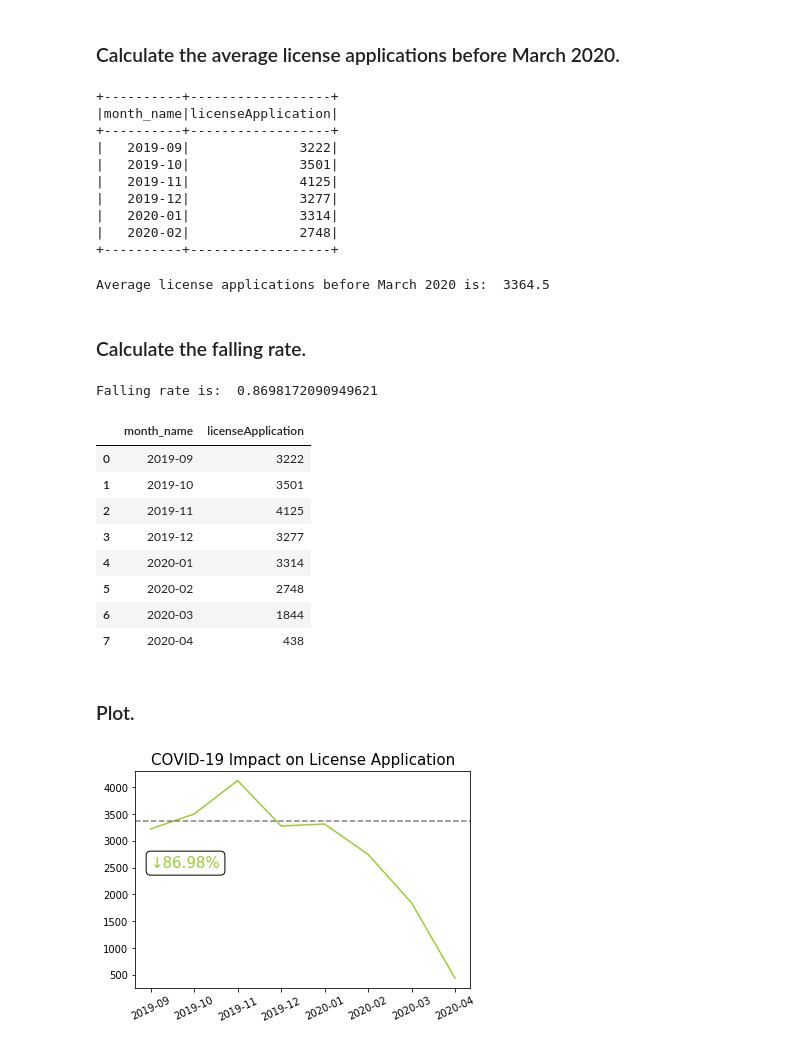
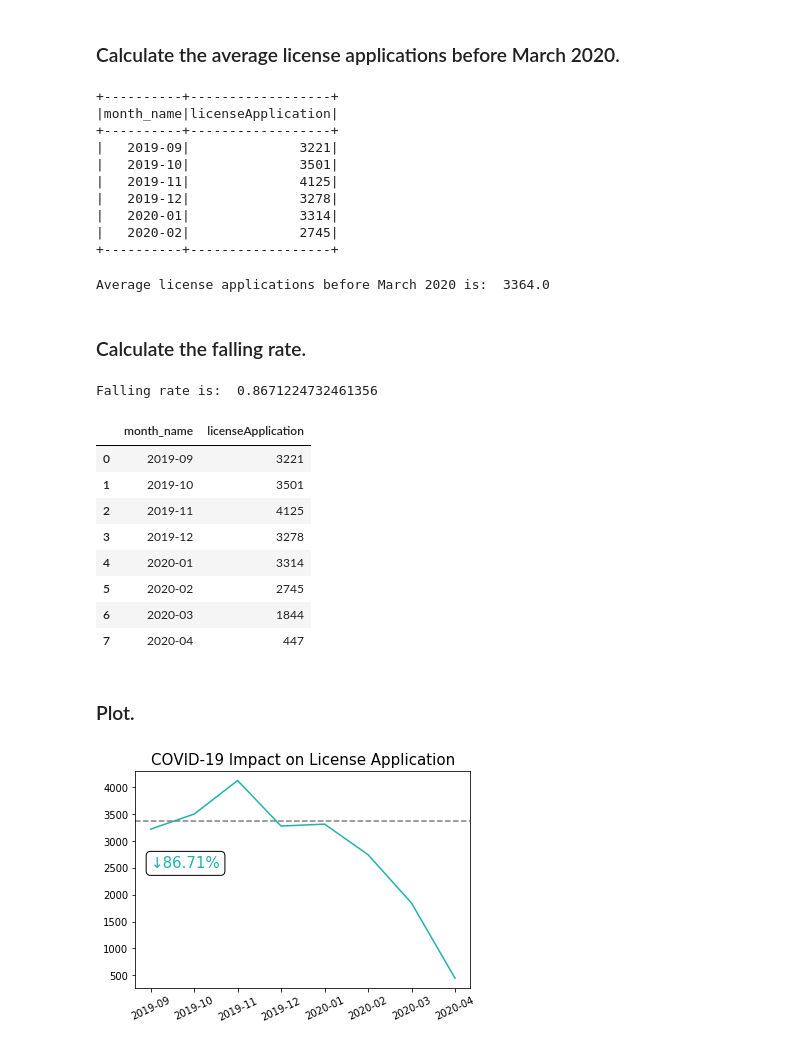
Before and after one commit to ArcZz/Nyc_Cov19_project, a Jupyter notebook: licenseApplication.ipynb, the cells around one changed output. Saved outputs shown, nothing was run; the diff lists cells and outputs as text; code cells hidden in the pictures.

```diff
--- a/licenseApplication.ipynb
+++ b/licenseApplication.ipynb
@@ -25,9 +25,11 @@ from pyspark.sql.functions import to_timestamp
 from pyspark.sql.functions import month, year
 
 # group table by month.
+#filter date and time from 09/2019
 df = df.withColumn("date", to_timestamp("start_date", "yyyy-MM-dd'T'HH:mm:ss.SSS"))
 df = df.filter(df["date"] >= to_timestamp(f.lit('2019-09-01 00:00:00')).cast('timestamp'))
 data = df.groupBy(month("date").alias("month")).count()
+data = data.filter(data["month"] != 5)
 
 data = data.withColumn("month_name",
                                             f.when(f.col('month') == 1, "2020-01")\
@@ -51,12 +53,12 @@ avg_data.show()
 +----------+------------------+
 |month_name|licenseApplication|
 +----------+------------------+
-|   2019-09|              3222|
+|   2019-09|              3221|
 |   2019-10|              3501|
 |   2019-11|              4125|
-|   2019-12|              3277|
+|   2019-12|              3278|
 |   2020-01|              3314|
-|   2020-02|              2748|
+|   2020-02|              2745|
 +----------+------------------+
 # %%
 avg_data.createOrReplaceTempView("avg_data")
@@ -65,7 +67,7 @@ avg_num = avg_num.rdd.map(list)
 avg_number = avg_num.take(1)[0][0]
 print("Average license applications before March 2020 is: ", avg_number)
 # %% [output]
-Average license applications before March 2020 is:  3364.5
+Average license applications before March 2020 is:  3364.0
 # %% [markdown]
 ### Calculate the falling rate.
 # %%
@@ -80,7 +82,7 @@ print("Falling rate is: ", falling_rate)
 
 falling_rate = falling_rate * 100
 # %% [output]
-Falling rate is:  0.8698172090949621
+Falling rate is:  0.8671224732461356
 # %%
 falling_rate_str = "↓" + str('%.2f' % falling_rate) + "%"
 # %%
@@ -91,31 +93,31 @@ d = data.toPandas()
 d.head(10)
 # %% [output]
 |  | month_name | licenseApplication |
-| 0 | 2019-09 | 3222 |
+| 0 | 2019-09 | 3221 |
 | 1 | 2019-10 | 3501 |
 | 2 | 2019-11 | 4125 |
-| 3 | 2019-12 | 3277 |
+| 3 | 2019-12 | 3278 |
 | 4 | 2020-01 | 3314 |
-| 5 | 2020-02 | 2748 |
+| 5 | 2020-02 | 2745 |
 | 6 | 2020-03 | 1844 |
-| 7 | 2020-04 | 438 |
+| 7 | 2020-04 | 447 |
 # %% [markdown]
 ### Plot.
 # %%
 #license application
-plt.plot("month_name", "licenseApplication", data = d, color = "yellowgreen")
+plt.plot("month_name", "licenseApplication", data = d, color = "lightseagreen")
 
 #average job applications before March 2020
 plt.axhline(y = avg_number,ls = "dashed",color = "grey")
 
 #title
 plt.title("COVID-19 Impact on License Application",fontsize = 15)
 
 #annotaion: falling rate
 bbox_props = dict(boxstyle="round", facecolor = "white")
-plt.text(0, 2500, falling_rate_str, size = 15, color = "yellowgreen", bbox=bbox_props)
+plt.text(0, 2500, falling_rate_str, size = 15, color = "lightseagreen", bbox=bbox_props)
 
 plt.xticks( rotation=25)
 plt.show()
 # %% [output]
-[figure, old version]
+[figure, new version]
```
Also changed, not shown: 5 other files.
